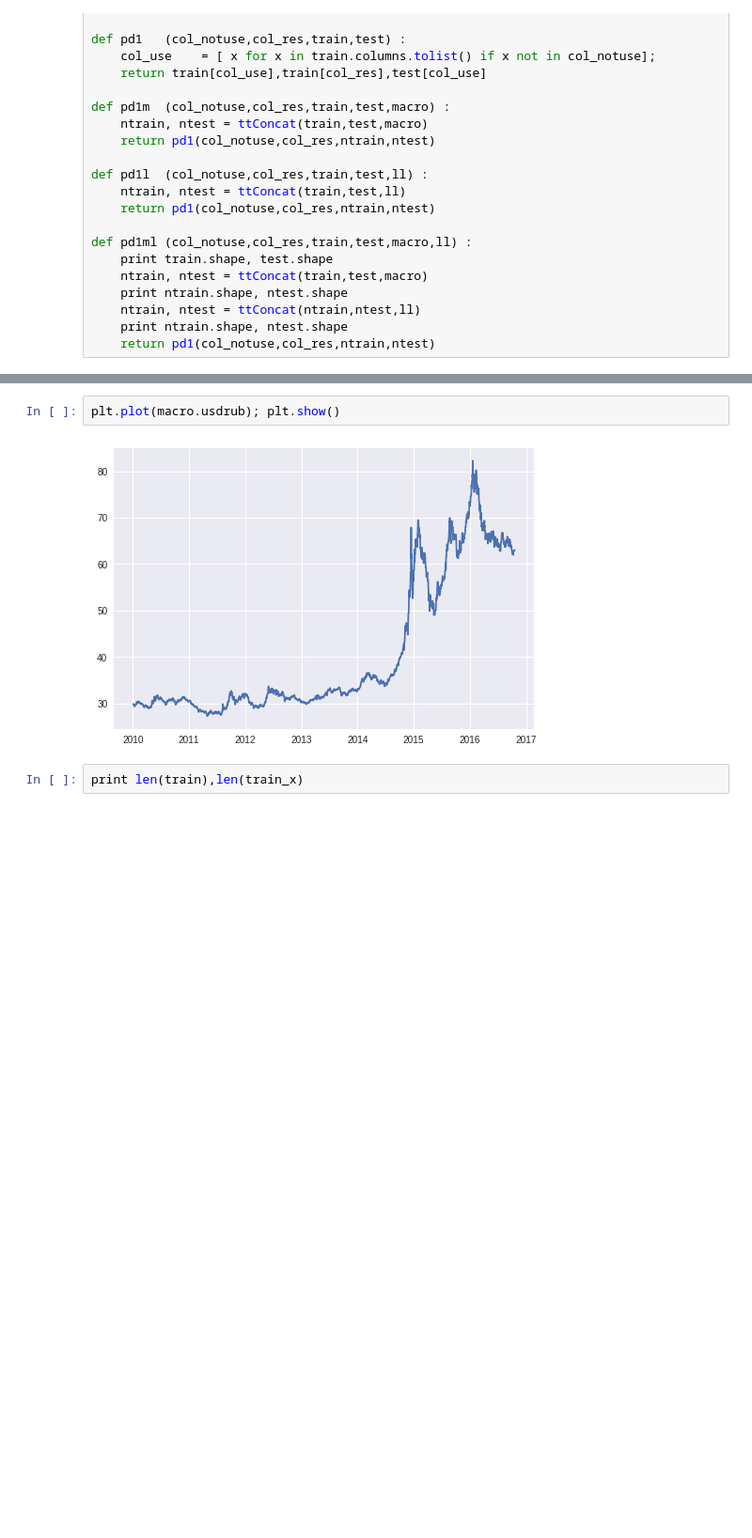
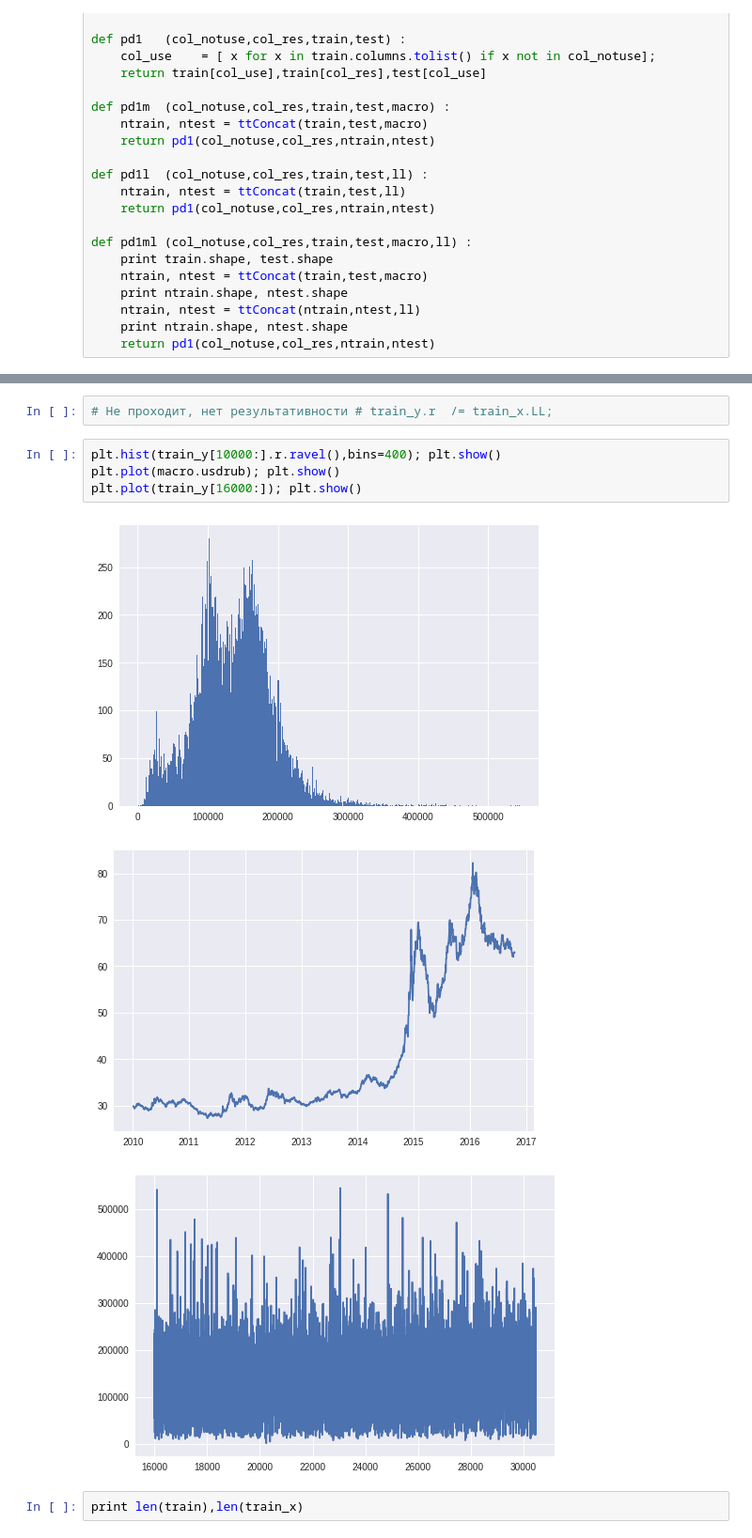
Before and after one commit to SorokinV/Kaggle-2017-SberBank, a Jupyter notebook: Jupiter/sb-v01-head-01-rmse-03-multi.ipynb, the cells around one changed output, grey strips where cells are left out. Shown at 94% size. Cells and saved outputs as stored; diff of their text form; blank space fills up the shorter version.

```diff
--- a/Jupiter/sb-v01-head-01-rmse-03-multi.ipynb
+++ b/Jupiter/sb-v01-head-01-rmse-03-multi.ipynb
@@ -468,7 +479,13 @@ print train.shape, train_x.shape, train_y.shape, test.shape, test_x.shape
-# %%
-plt.plot(macro.usdrub); plt.show()
-# %% [output]
-[figure, removed]
+# %%
+# Не проходит, нет результативности # train_y.r  /= train_x.LL;
+# %%
+plt.hist(train_y[10000:].r.ravel(),bins=400); plt.show()
+plt.plot(macro.usdrub); plt.show()
+plt.plot(train_y[16000:]); plt.show()
+# %% [output]
+[figure, added]
+[figure, added]
+[figure, added]
 # %%
 print len(train),len(train_x)
 # %% [output]
```
Also changed, not shown: parts of 24 cells of this notebook.
